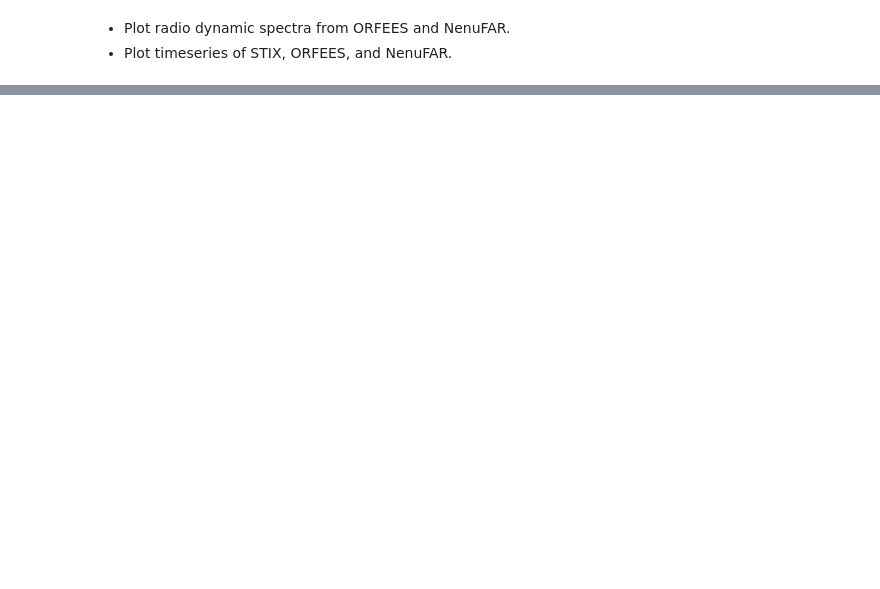
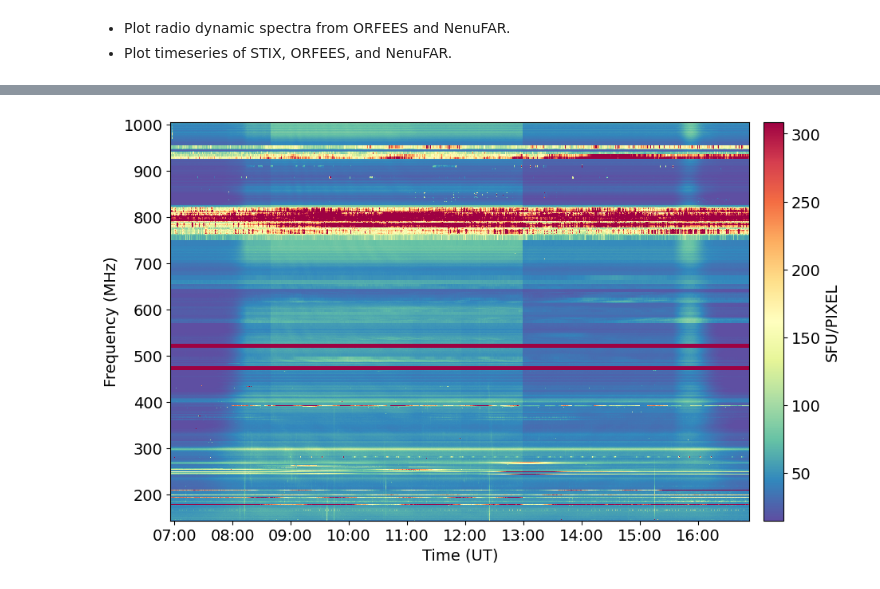
Before and after one commit to MohamedNedal/nenufar_work, a Jupyter notebook: orfees_nenufar_stix.ipynb, the cells around one changed output, grey strips where cells are left out. Saved outputs shown, nothing was run; the diff lists cells and outputs as text; code cells hidden in the pictures; blank space fills up the shorter version.

Commit message:
plot orfees, something weird with its dyspec

```diff
--- a/orfees_nenufar_stix.ipynb
+++ b/orfees_nenufar_stix.ipynb
@@ -78,0 +47,5 @@ plt.show()
+# %%
+# convert ORFEES data to a DataFrame and plot it to determine the quiet period, which will be divided by later.
+df_orfees = pd.DataFrame(data=orfees_data, index=orfees_times, columns=orfees_freqs.value.flatten())
+df_orfees.index = [t.datetime for t in df_orfees.index]
+df_orfees.head(3)
@@ -78,0 +58,16 @@ plt.show()
+# %%
+v_range = np.nanpercentile(df_orfees, [1,96])
+
+fig = plt.figure(figsize=[10,6])
+ax = fig.add_subplot(111)
+pc = ax.pcolormesh(df_orfees.index, df_orfees.columns, df_orfees.T,
+                   vmin=v_range[0], vmax=v_range[1], cmap='Spectral_r')
+fig.colorbar(pc, ax=ax, pad=0.02, label=orfees[2].header['BUNIT'])
+ax.set_xlabel('Time (UT)')
+ax.set_ylabel('Frequency (MHz)')
+ax.xaxis_date()
+ax.xaxis.set_major_formatter(mdates.DateFormatter('%H:%M'))
+fig.tight_layout()
+plt.show()
+# %% [output]
+[figure, added]
```
Also changed, not shown: parts of 13 cells of this notebook.
